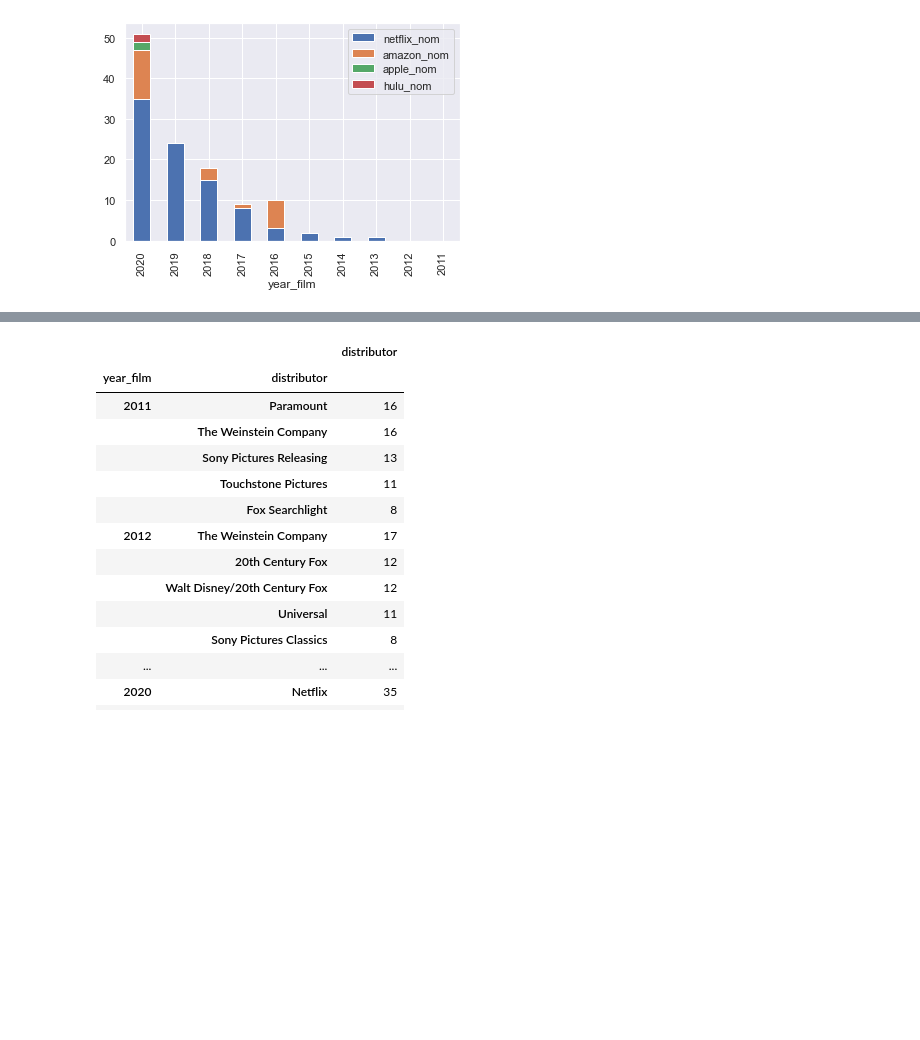
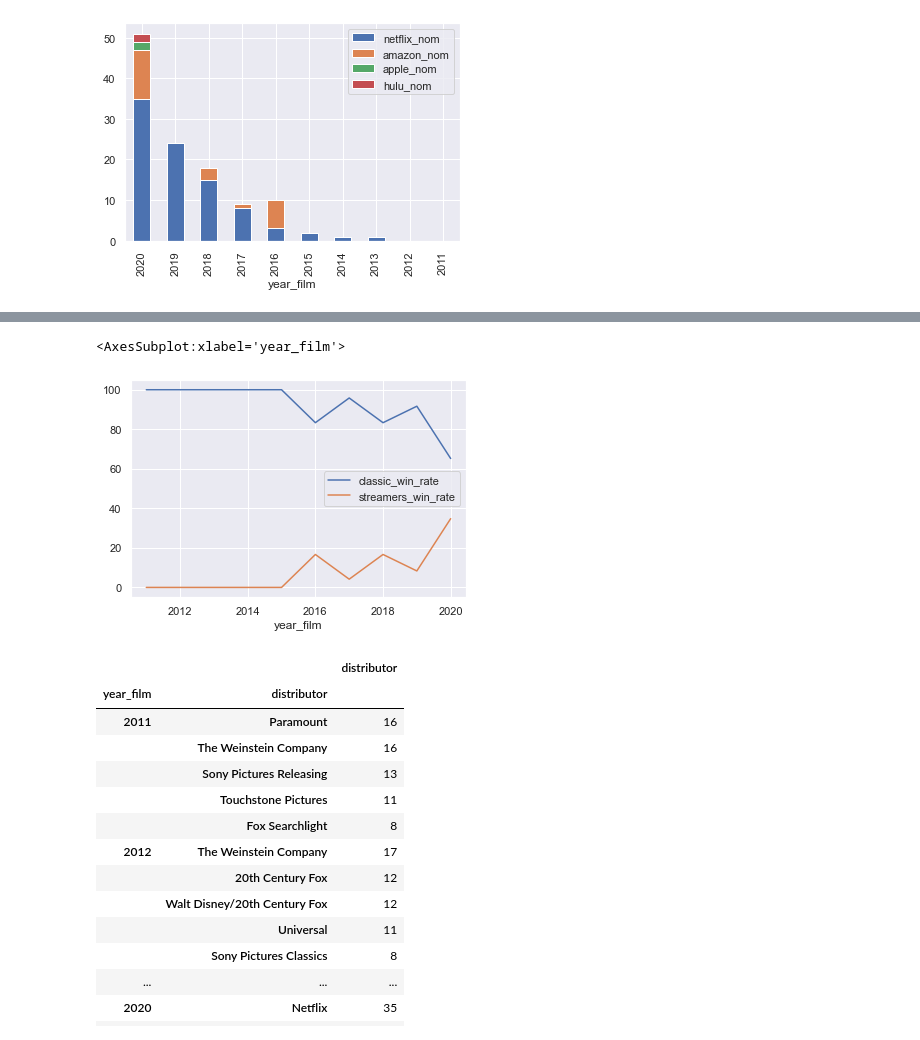
Before and after one commit to Hiromisa/project05-streaming-growth-in-oscars, a Jupyter notebook: Project_Oscars.ipynb, the cells around one changed output, grey strips where cells are left out. Saved outputs shown, nothing was run; the diff lists cells and outputs as text; code cells hidden in the pictures; blank space fills up the shorter version.

```diff
--- a/Project_Oscars.ipynb
+++ b/Project_Oscars.ipynb
@@ -298,3 +311,8 @@ df_oscars[['netflix_nom','amazon_nom','apple_nom','hulu_nom']].plot(kind="bar",
+# %%
+df_oscars[['classic_win_rate','streamers_win_rate']].plot()
+# %% [output]
+<AxesSubplot:xlabel='year_film'>
+[figure, added]
 # %%
 df_noms = pd.DataFrame(df7.groupby(by='year_film').distributor.value_counts().groupby(level=0).nlargest(5)).reset_index(0,1)
 df_noms
```
Also changed, not shown: parts of 25 cells of this notebook.
